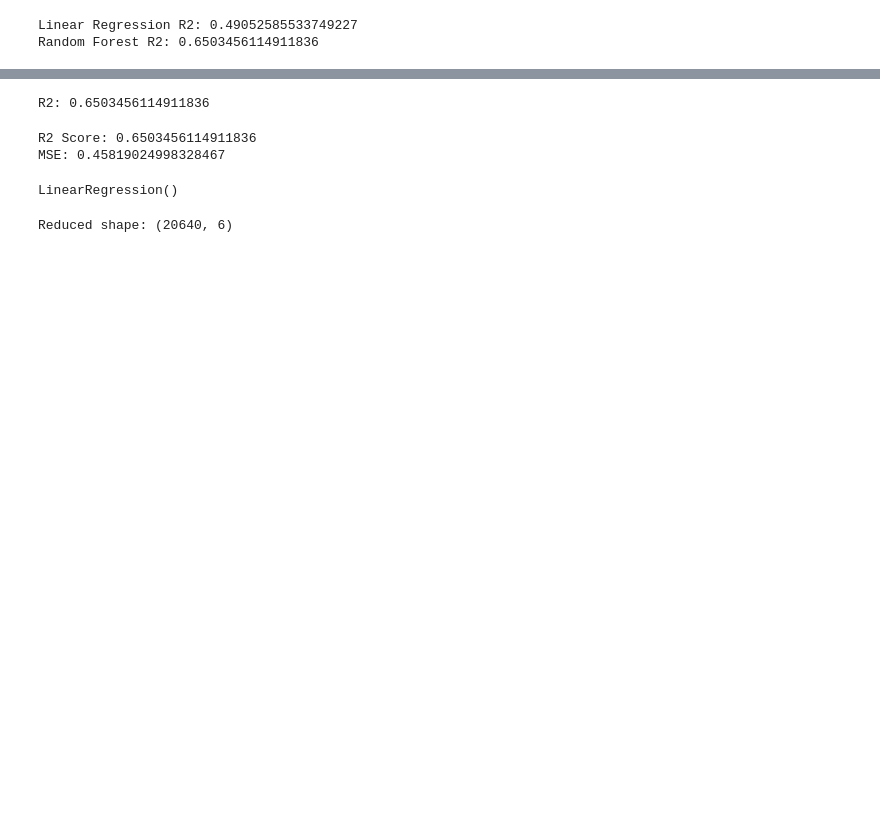
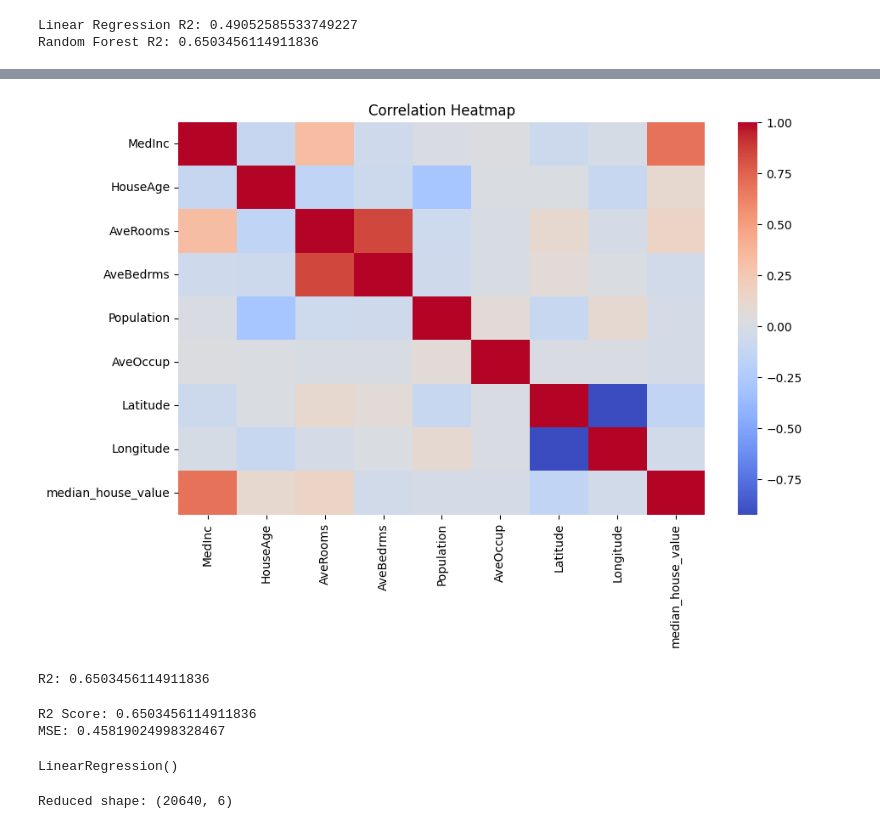
Before and after one commit to vanshikaMudgal/house-price-prediction, a Jupyter notebook: project.ipynb, the cells around one changed output, grey strips where cells are left out. Drawn from its saved outputs; the diff is of its cells as text; code cells hidden in the pictures; blank space fills up the shorter version.

```diff
--- a/project.ipynb
+++ b/project.ipynb
@@ -8,0 +41,8 @@ Random Forest R2: 0.6503456114911836
+# %%
+from sklearn.datasets import fetch_california_housing
+import pandas as pd
+
+data = fetch_california_housing()
+
+df = pd.DataFrame(data.data, columns=data.feature_names)
+df['median_house_value'] = data.target
@@ -8,0 +62,12 @@ Random Forest R2: 0.6503456114911836
+# %%
+import seaborn as sns
+import matplotlib.pyplot as plt
+
+plt.figure(figsize=(10,6))
+sns.heatmap(df.corr(), cmap="coolwarm")
+
+plt.title("Correlation Heatmap")
+plt.savefig("heatmap.png")
+plt.show()
+# %% [output]
+[figure, added]
```
Also changed, not shown: parts of 6 cells of this notebook, 2 other files.
